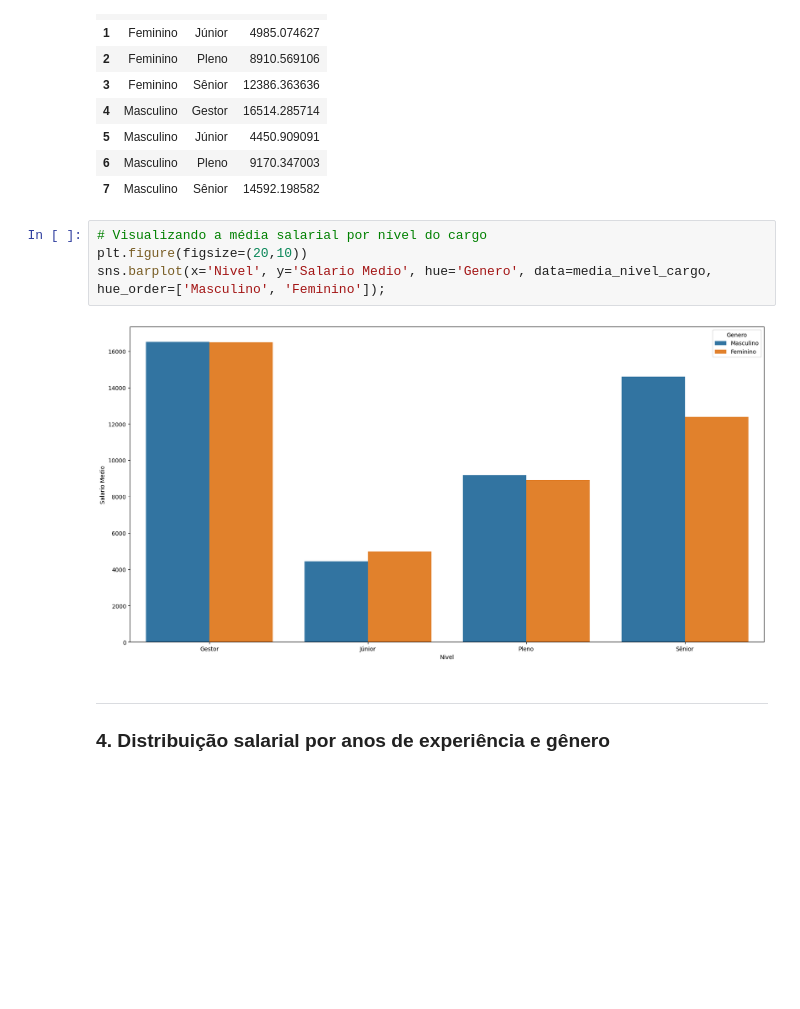
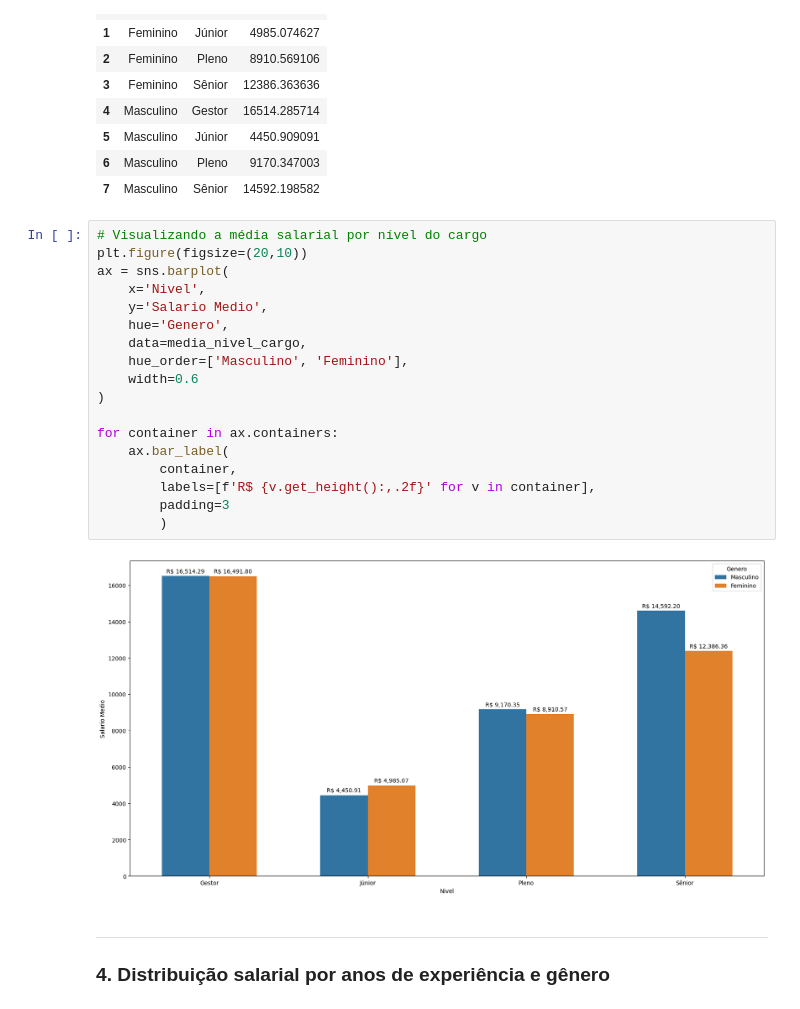
Before and after one commit to YujiAsofu/salary-equity-analysis, a Jupyter notebook: analysis.ipynb, the cells around one changed output. Drawn from its saved outputs; the diff is of its cells as text; blank space fills up the shorter version.

Commit message:
update: media/cargo

```diff
--- a/analysis.ipynb
+++ b/analysis.ipynb
@@ -155,9 +155,23 @@ media_nivel_cargo.head(10)
 # %%
 # Visualizando a média salarial por nível do cargo
 plt.figure(figsize=(20,10))
-sns.barplot(x='Nivel', y='Salario Medio', hue='Genero', data=media_nivel_cargo, hue_order=['Masculino', 'Feminino']);
+ax = sns.barplot(
+    x='Nivel',
+    y='Salario Medio',
+    hue='Genero',
+    data=media_nivel_cargo,
+    hue_order=['Masculino', 'Feminino'],
+    width=0.6
+)
+
+for container in ax.containers:
+    ax.bar_label(
+        container,
+        labels=[f'R$ {v.get_height():,.2f}' for v in container],
+        padding=3
+        )
 # %% [output]
-[figure, old version]
+[figure, new version]
 # %% [markdown]
 ---
 ### 4. Distribuição salarial por anos de experiência e gênero
```
Also changed, not shown: parts of 1 cell of this notebook.
